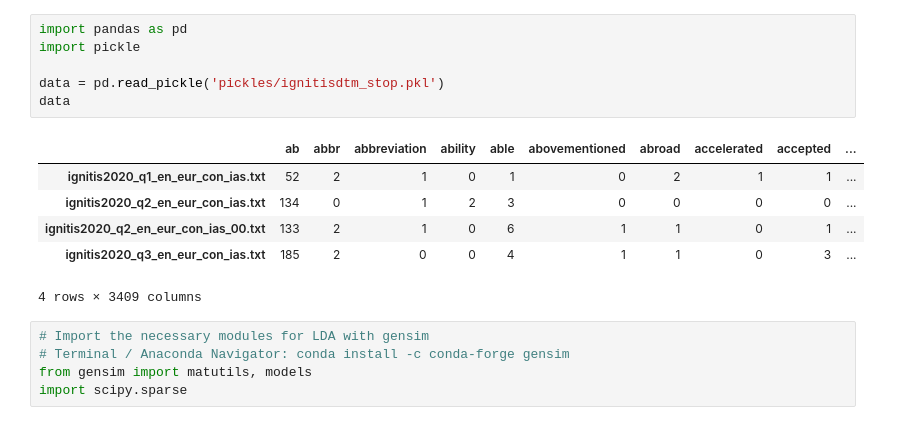
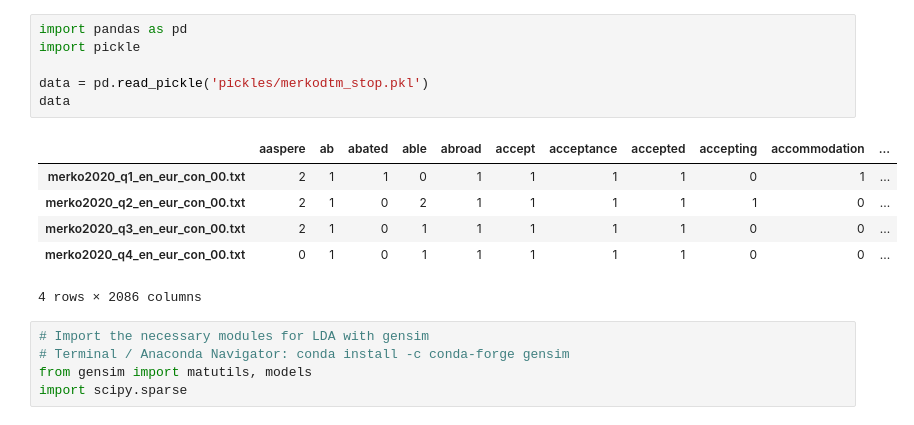
Before and after one commit to makesk/Algorithmic-evaluation-of-the-ESG-contribution-in-company-reports-a-semantic-similarity-score-based, a Jupyter notebook: 3-Topic-Modelling.ipynb, the cells around one changed output. Drawn from its saved outputs; the diff is of its cells as text.

```diff
--- a/3-Topic-Modelling.ipynb
+++ b/3-Topic-Modelling.ipynb
@@ -1,16 +1,16 @@
 # %%
 import pandas as pd
 import pickle
 
-data = pd.read_pickle('pickles/ignitisdtm_stop.pkl')
+data = pd.read_pickle('pickles/merkodtm_stop.pkl')
 data
 # %% [output]
-|  | ab | abbr | abbreviation | ability | able | abovementioned | abroad | accelerated | accepted | ... |
-| ignitis2020_q1_en_eur_con_ias.txt | 52 | 2 | 1 | 0 | 1 | 0 | 2 | 1 | 1 | ... |
-| ignitis2020_q2_en_eur_con_ias.txt | 134 | 0 | 1 | 2 | 3 | 0 | 0 | 0 | 0 | ... |
-| ignitis2020_q2_en_eur_con_ias_00.txt | 133 | 2 | 1 | 0 | 6 | 1 | 1 | 0 | 1 | ... |
-| ignitis2020_q3_en_eur_con_ias.txt | 185 | 2 | 0 | 0 | 4 | 1 | 1 | 0 | 3 | ... |
+|  | aaspere | ab | abated | able | abroad | accept | acceptance | accepted | accepting | accommodation | ... |
+| merko2020_q1_en_eur_con_00.txt | 2 | 1 | 1 | 0 | 1 | 1 | 1 | 1 | 0 | 1 | ... |
+| merko2020_q2_en_eur_con_00.txt | 2 | 1 | 0 | 2 | 1 | 1 | 1 | 1 | 1 | 0 | ... |
+| merko2020_q3_en_eur_con_00.txt | 2 | 1 | 0 | 1 | 1 | 1 | 1 | 1 | 0 | 0 | ... |
+| merko2020_q4_en_eur_con_00.txt | 0 | 1 | 0 | 1 | 1 | 1 | 1 | 1 | 0 | 0 | ... |
-4 rows × 3409 columns
+4 rows × 2086 columns
 # %%
 # Import the necessary modules for LDA with gensim
 # Terminal / Anaconda Navigator: conda install -c conda-forge gensim
```
Also changed, not shown: parts of 13 cells of this notebook, 17 other files.
